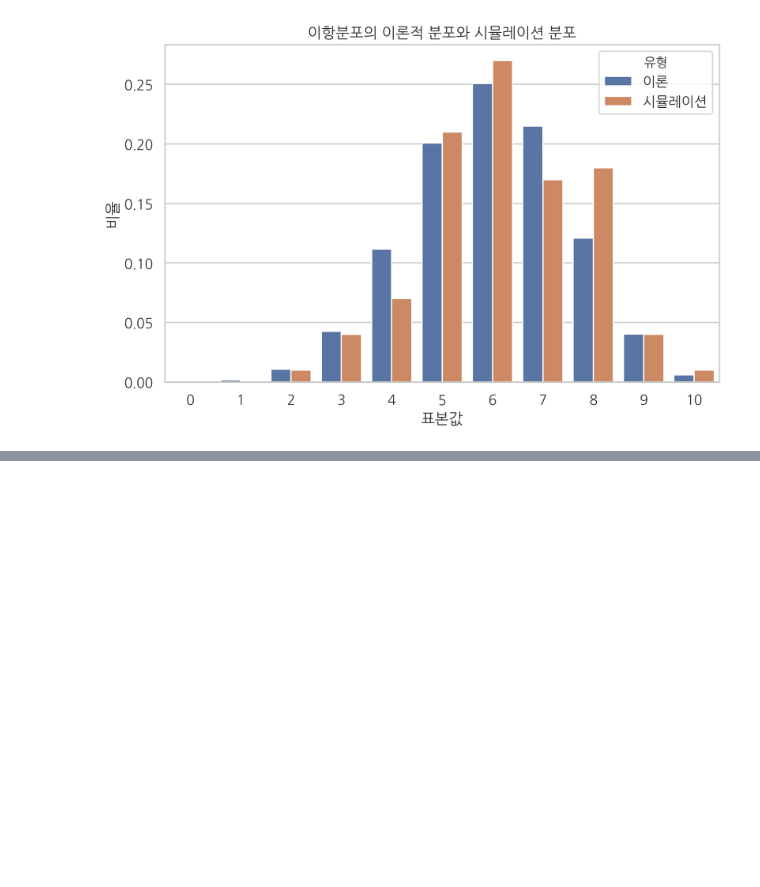
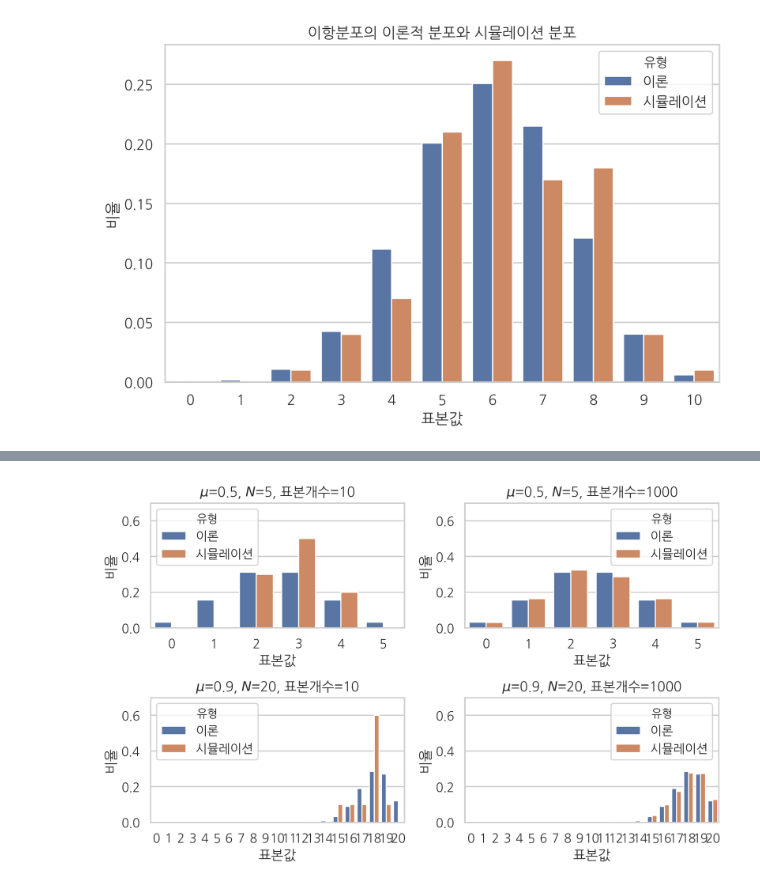
Before and after one commit to tjwodud04/Books-and-other-stuffs, a Jupyter notebook: Programming Language/Python/Books&Following/김도형의 데이터 사이언스 스쿨 수학편/8.2 베르누이 분포와 이항분포.ipynb, the cells around one changed output, grey strips where cells are left out. Cells and saved outputs as stored; diff of their text form; code cells hidden in the pictures; blank space fills up the shorter version.

```diff
--- a/Programming Language/Python/Books&Following/김도형의 데이터 사이언스 스쿨 수학편/8.2 베르누이 분포와 이항분포.ipynb
+++ b/Programming Language/Python/Books&Following/김도형의 데이터 사이언스 스쿨 수학편/8.2 베르누이 분포와 이항분포.ipynb
@@ -135,0 +162,27 @@ plt.show()
+# %%
+def plot_binom(mu, N, M):
+    rv = sp.stats.binom(N, mu)
+    x = rv.rvs(M, random_state=0)
+    y = np.bincount(x, minlength=N+1) / float(len(x))
+    xx = np.arange(N + 1)
+    df = pd.DataFrame({'이론' : rv.pmf(xx), '시뮬레이션' : y})
+    df = pd.DataFrame({'이론' : rv.pmf(xx), '시뮬레이션' : y}).stack()
+    df = df.reset_index()
+    df.columns = ['표본값', '유형', '비율']
+    df.pivot("표본값", "유형", "비율")
+    sns.barplot(x='표본값', y='비율', hue='유형', data=df)
+    plt.title('$\mu$={}, $N$={}, 표본개수={}'.format(mu, N, M))
+    plt.ylim(0, 0.7)
+
+plt.subplot(221)
+plot_binom(0.5, 5, 10)
+plt.subplot(222)
+plot_binom(0.5, 5, 1000)
+plt.subplot(223)
+plot_binom(0.9, 20, 10)
+plt.subplot(224)
+plot_binom(0.9, 20, 1000)
+plt.tight_layout()
+plt.show()
+# %% [output]
+[figure, added]
```
Also changed, not shown: parts of 1 cell of this notebook.
